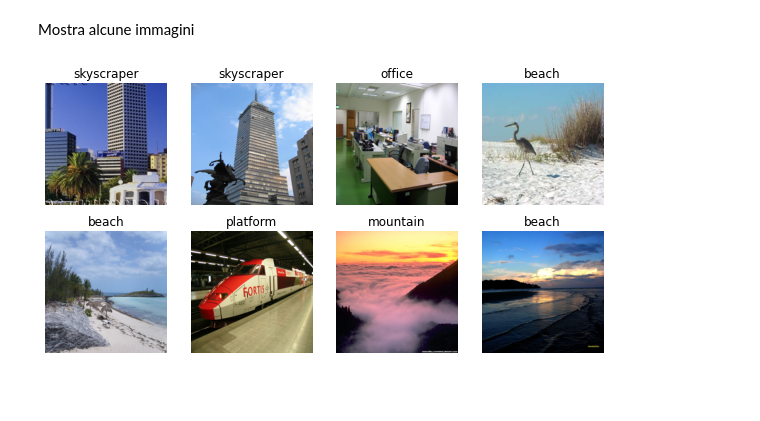
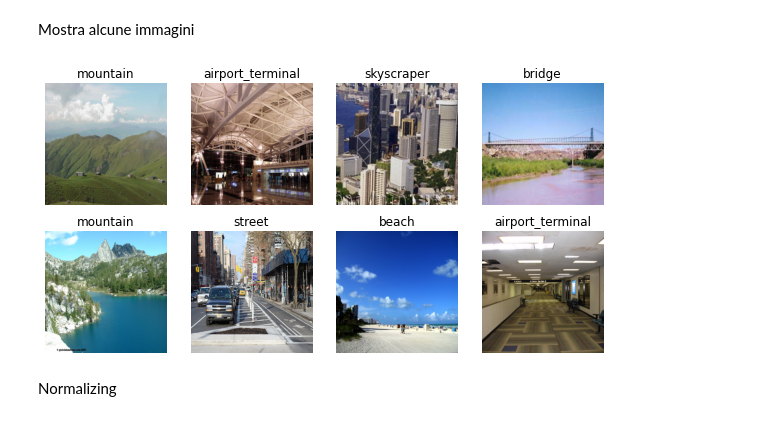
Before and after one commit to matibag1714977/LabiagiProject, a Jupyter notebook: Progetto.ipynb, the cells around one changed output. Saved outputs shown, nothing was run; the diff lists cells and outputs as text; code cells hidden in the pictures; blank space fills up the shorter version.

```diff
--- a/Progetto.ipynb
+++ b/Progetto.ipynb
@@ -53,7 +60,7 @@ image_size = (224, 224)
 dataset_path = "/content/gdrive/MyDrive/Dataset/Prova"
 
 # List of the 10 classes to display
-classes_to_display = ["beach", "temple", "forest", "mountain", "office", "river", "street", "snowfield", "skyscraper","platform"]
+classes_to_display = ["beach", "temple", "forest", "mountain", "airport_terminal", "river", "street", "playground", "skyscraper","bridge"]
 
 # List of all the image filepaths in the selected classes
 selected_images = []
@@ -61,31 +68,33 @@ for class_name in classes_to_display:
     class_path = os.path.join(dataset_path, class_name)
     for filename in os.listdir(class_path):
         filepath = os.path.join(class_path, filename)
         if filepath.endswith(".jpg"):
             selected_images.append((filepath, class_name))  # Add class name to the tuple
 
 # Sample 8 random images from the selected images
 sample_images = random.sample(selected_images, 8)
 
 # Display the images with their filenames as titles
 fig, ax = plt.subplots(2, 4, figsize=(10, 5))
 for i in range(2):
     for j in range(4):
         # Open the image using the PIL library
         img = Image.open(sample_images[i*4+j][0])
         # Resize the image to the target size
         img = img.resize(image_size)
         # Convert the image to RGB format (if it's grayscale)
         img = img.convert('RGB')
         # Display the image in the subplot
         ax[i][j].imshow(img)
         ax[i][j].axis('off')
         # Get the filename of the image
         filename = os.path.basename(sample_images[i*4+j][0])
         # Get the class name of the image
         class_name = sample_images[i*4+j][1]
         # Set the title of the subplot to the class name and filename
         ax[i][j].set_title(f"{class_name}")
 plt.show()
 # %% [output]
-[figure, old version]
+[figure, new version]
+# %% [markdown]
+Normalizing
```
Also changed, not shown: parts of 3 cells of this notebook.
